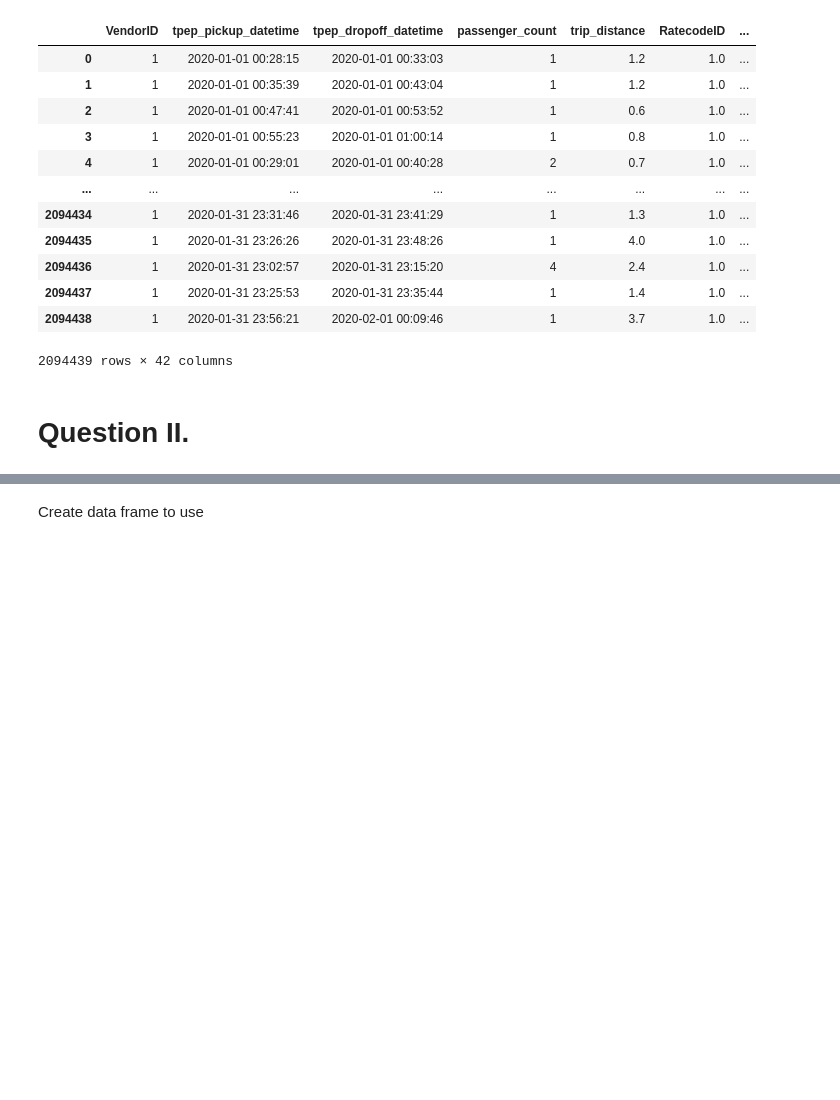
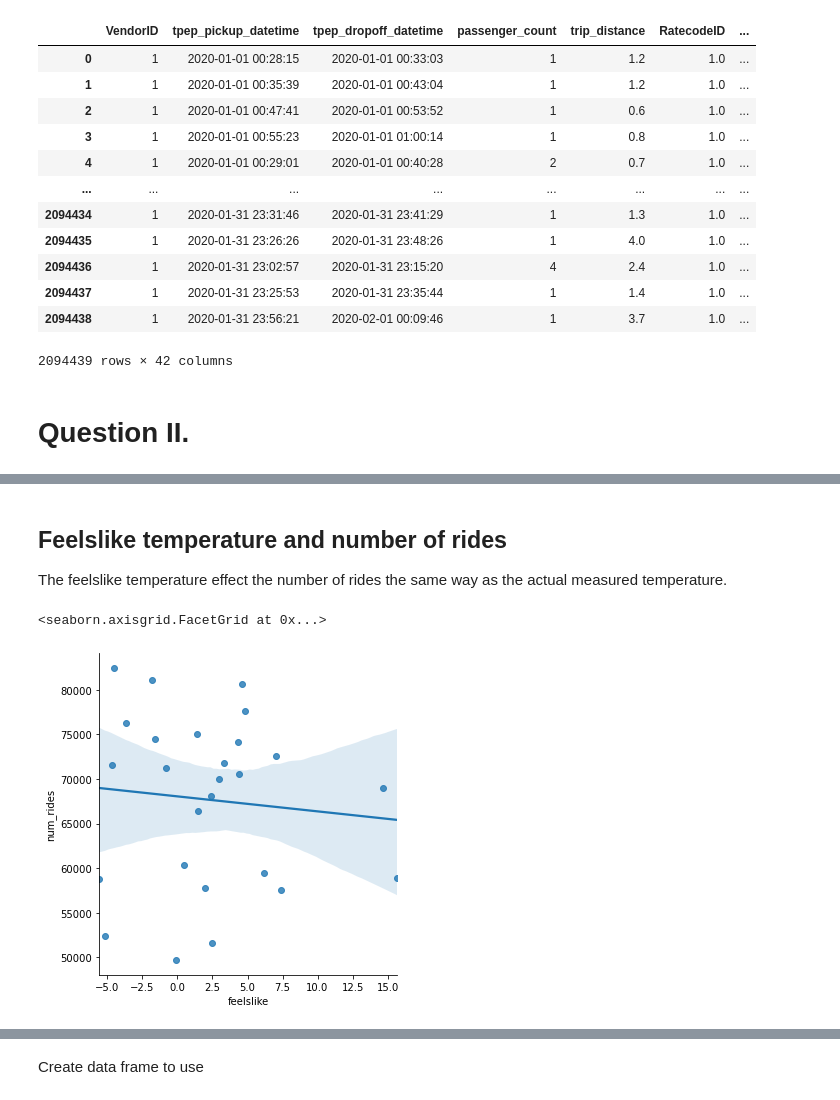
Before and after one commit to Julianna-szabo/Python_Final_Project, a Jupyter notebook: Good_V3_Viki.ipynb, the cells around one changed output, grey strips where cells are left out. Cells and saved outputs as stored; diff of their text form; code cells hidden in the pictures; blank space fills up the shorter version.

```diff
--- a/Good_V3_Viki.ipynb
+++ b/Good_V3_Viki.ipynb
@@ -627,0 +646,9 @@ temp = plot_temp.groupby("temp").mean("num_rides").reset_index()
+# %% [markdown]
+## Feelslike temperature and number of rides
+The feelslike temperature effect the number of rides the same way as the actual measured temperature.
+# %%
+plot = plot_wth.groupby("feelslike").mean("num_rides").reset_index()
+sns.lmplot(data=plot, x="feelslike", y="num_rides")
+# %% [output]
+<seaborn.axisgrid.FacetGrid at 0x...>
+[figure, added]
```
Also changed, not shown: parts of 39 cells of this notebook.
